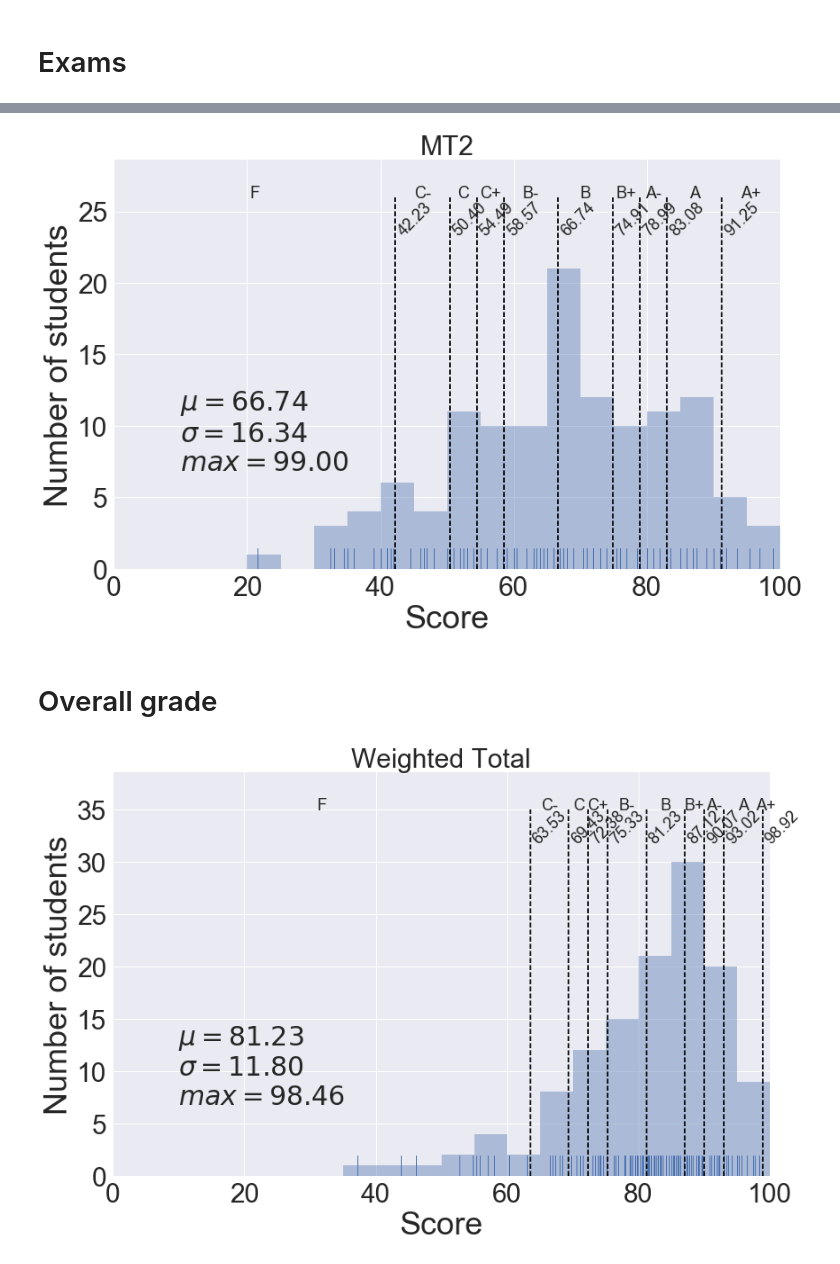
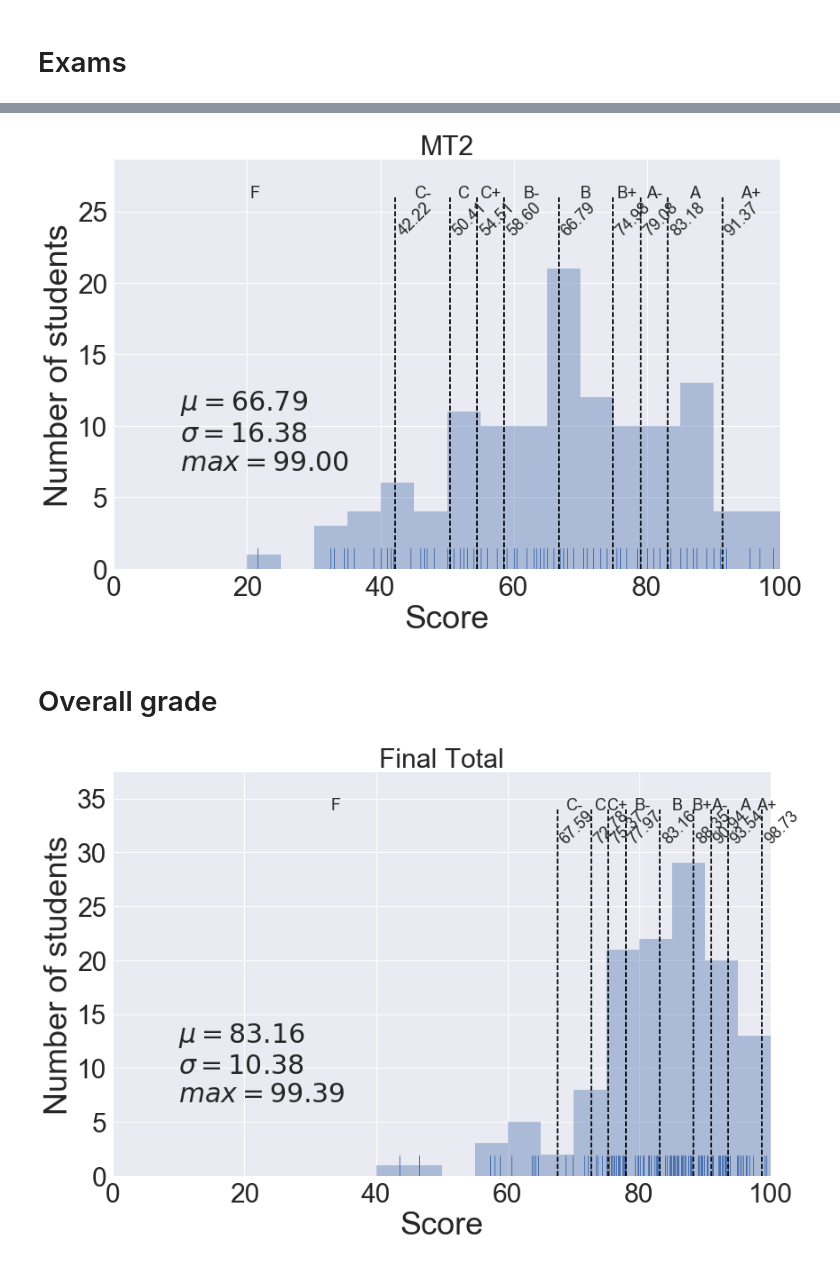
Before and after one commit to materialsvirtuallab/ceng114, a Jupyter notebook: grades/statsw2017.ipynb, the cells around one changed output, grey strips where cells are left out. Saved outputs shown, nothing was run; the diff lists cells and outputs as text; code cells hidden in the pictures.

```diff
--- a/grades/statsw2017.ipynb
+++ b/grades/statsw2017.ipynb
@@ -53,6 +53,7 @@ d = read_csv(latest)
 d.columns = [remove_non_ascii(c) for c in d.columns]
 d.columns = [c.split("[")[0].strip().strip("\"") for c in d.columns]
 d["Weighted Total"] = [float(s.strip("%")) for s in d["Weighted Total"]]
+d = d.fillna(0)
 # %%
 # Define lower grade cutoffs in terms of number of standard deviations from mean.
 grade_cutoffs = OrderedDict()
@@ -101,9 +102,8 @@ def bar_plot(dframe, data_key, offset=0, annotate=True):
     d = [d for d in data if (not np.isnan(d)) and d != 0]
     heights, bins = np.histogram(d, bins=20, range=(0, 100))
     import matplotlib.pyplot as plt
-    plt = get_publication_quality_plot(12, 8, plt)
     sns.distplot(d, bins=np.arange(0, 105, 5), kde=False, rug=True)
-    plt = get_publication_quality_plot(12, 8, plt)
+    plt = pretty_plot(12, 8, plt)
     plt.xlabel("Score")
     plt.ylabel("Number of students")
     mean = np.mean(d)
@@ -129,7 +129,7 @@ def bar_plot(dframe, data_key, offset=0, annotate=True):
 
     plt.xlim([0, 100])
     plt.ylim([0, maxy * 1.1])
-    plt.annotate("$\mu = %.2f$\n$\sigma = %.2f$\n$max=%.2f$" % (mean, sigma, data.max()), xy=(10, 7), fontsize=30)
+    plt.annotate('$\\mu = %.2f$\n$\\sigma = %.2f$\n$max=%.2f$' % (mean, sigma, data.max()), xy=(10, 7), fontsize=30)
     title = data_key.split("[")[0].strip()
     plt.title(title, fontsize=30)
     plt.tight_layout()
@@ -172,15 +176,17 @@ cutoffs = bar_plot(d, "MT1", annotate=True)
 # %%
 cutoffs = bar_plot(d, "MT2", annotate=True)
 # %% [output]
-[figure, old version]
+[figure, new version]
 # %%
 #cutoffs = bar_plot(d, "Final", annotate=True)
 # %% [markdown]
 # Overall grade
+# %%
+d["Final Total"] = np.minimum(d["Final Total"], 100)
 # %%
-cutoffs = bar_plot(d, "Weighted Total", annotate=True)
+cutoffs = bar_plot(d, "Final Total", annotate=True)
 # %% [output]
-[figure, old version]
+[figure, new version]
 # %%
 # The command below is used to generate the overall grade assignments for all students and dump it into a CSV file.
 # assign_grades(d, "Weighted Total", cutoffs=cutoffs)
```
Also changed, not shown: parts of 5 cells of this notebook.
